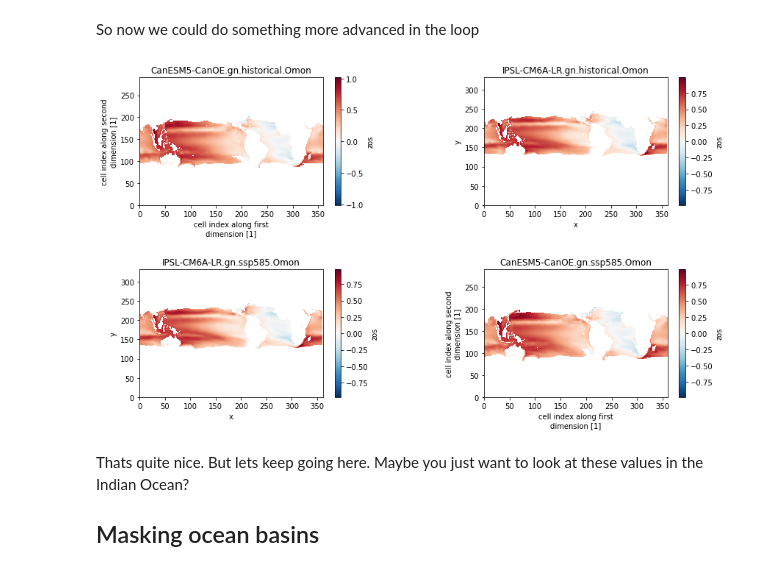
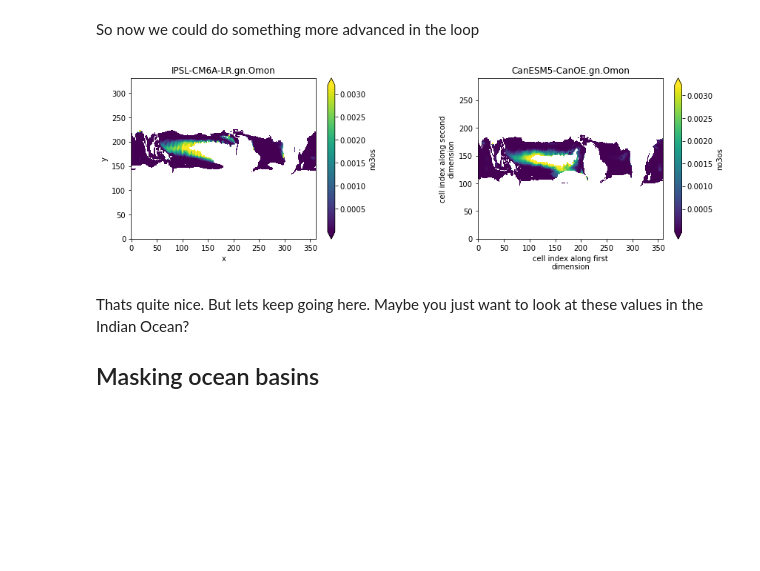
Before and after one commit to jbusecke/cmip6_preprocessing_tutorial, a Jupyter notebook: ohw_21_cmip6_pp_tutorial.ipynb, the cells around one changed output. Saved outputs shown, nothing was run; the diff lists cells and outputs as text; code cells hidden in the pictures; blank space fills up the shorter version.

Commit message:
switched to BGC variable

```diff
--- a/ohw_21_cmip6_pp_tutorial.ipynb
+++ b/ohw_21_cmip6_pp_tutorial.ipynb
@@ -102,7 +104,7 @@ array(['ACCESS-CM2', 'ACCESS-ESM1-5', 'AWI-CM-1-1-MR', 'AWI-ESM-1-1-LR',
 
 models = ['CanESM5-CanOE', 'IPSL-CM6A-LR']
 cat = col.search(
-    variable_id=['tos', 'zos'],
+    variable_id=['tos', 'no3os'],
     source_id=models,
     experiment_id=['historical', 'ssp585'],
     grid_label='gn',
@@ -325,8 +304,10 @@ Ok fair, but that might not yet very helpful to do actual science, these are jus
 
 The cmip6_preprocessing.postprocessing module provides a bunch of functions to make this a lot easier:
 # %%
-from cmip6_preprocessing.postprocessing import merge_variables, concat_members
-ddict_combined = concat_members(merge_variables(ddict))
+from cmip6_preprocessing.postprocessing import merge_variables, concat_members, concat_experiments
+
+# Tip: execute each function separately to see how things change
+ddict_combined = concat_members(concat_experiments(merge_variables(ddict)))
 # %%
 ddict_combined.keys()
 # %% [output]
@@ -395,22 +375,22 @@ None
 # %% [markdown]
 So now we could do something more advanced in the loop
 # %%
-fig, axarr = plt.subplots(ncols=2, nrows=2, figsize=[14,8])
+fig, axarr = plt.subplots(ncols=2, nrows=1, figsize=[14,4])
 for ax, (name, ds) in zip(axarr.flat, ddict_combined.items()):
     # show just the first time step
     ds = ds.isel(time=0)
 
-    # mask out the SSH where the SST is above 20 deg
-    da = ds.zos.where(ds.tos>=20)
+    # mask out the surface nitrate where the SST is above 25 deg
+    da = ds.no3os.where(ds.tos>=25)
 
     # average all members
     if 'member_id' in da.dims:
         da = da.mean('member_id')
-    da.plot(ax=ax)
+    da.plot(ax=ax, robust=True)
     ax.set_title(name)
 fig.subplots_adjust(hspace=0.5, wspace=0.5)
 # %% [output]
-[figure, old version]
+[figure, new version]
 # %% [markdown]
 Thats quite nice. But lets keep going here. Maybe you just want to look at these values in the Indian Ocean?
 
```
Also changed, not shown: parts of 25 cells of this notebook.
